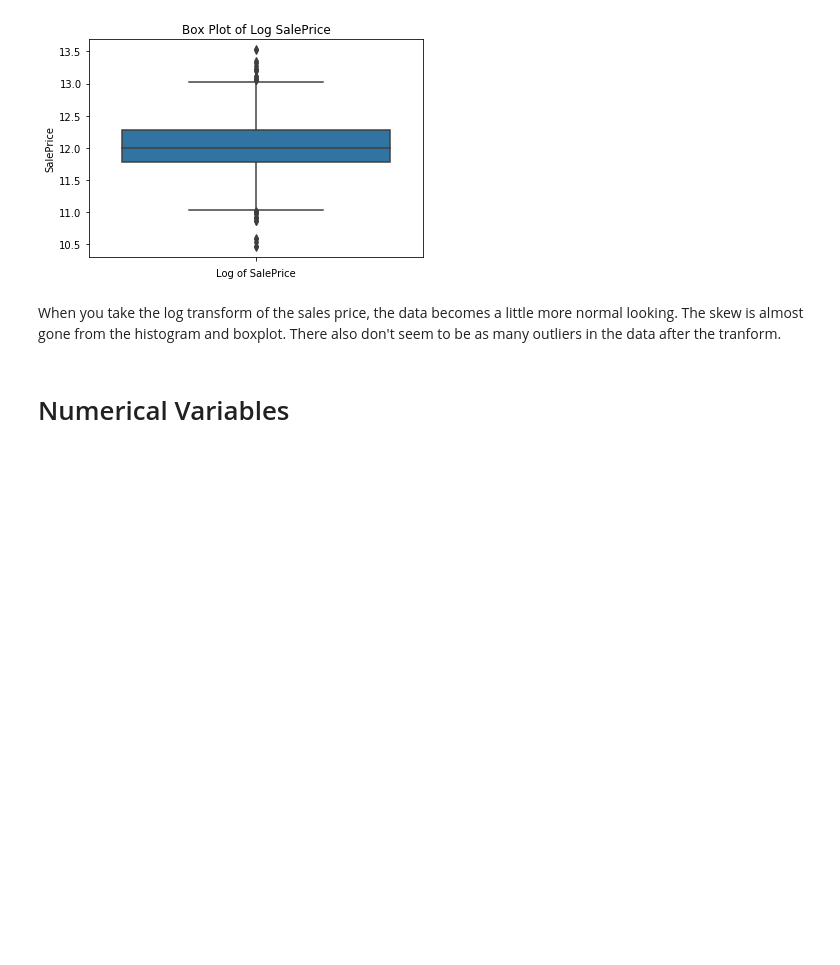
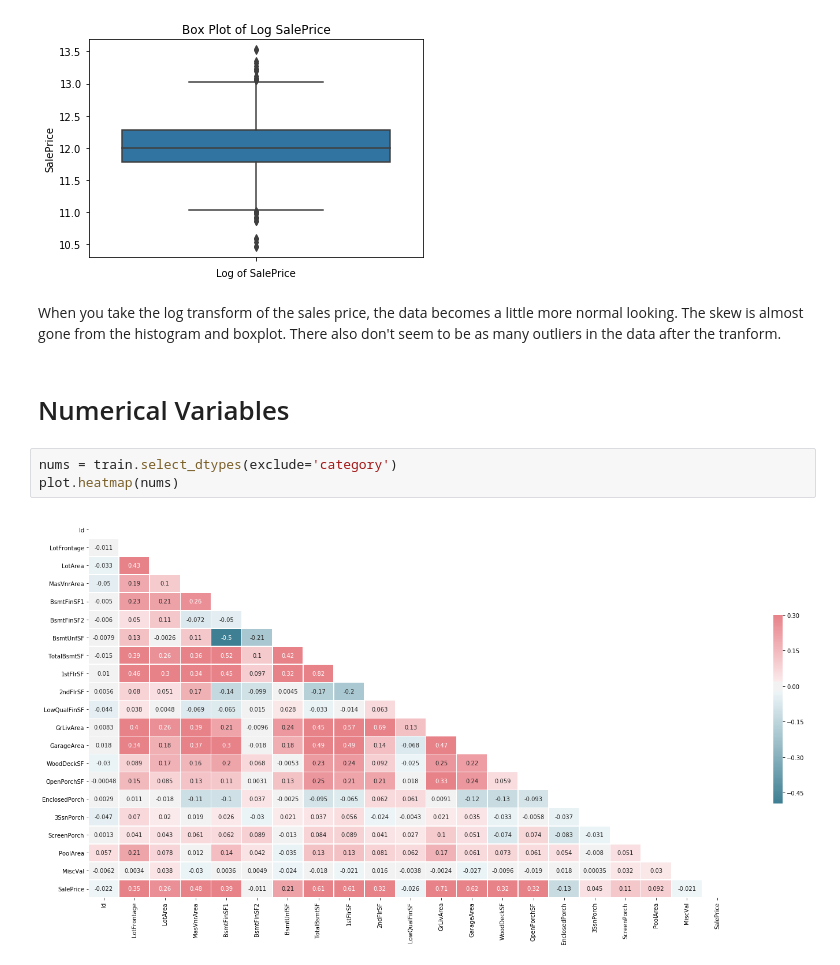
Before and after one commit to matthewcassi/kaggle_competitions, a Jupyter notebook: house_prices/initial_eda.ipynb, the cells around one changed output. Drawn from its saved outputs; the diff is of its cells as text; blank space fills up the shorter version.

```diff
--- a/house_prices/initial_eda.ipynb
+++ b/house_prices/initial_eda.ipynb
@@ -102,3 +116,8 @@ plot.boxplot(train, 'SalePrice', True)
 When you take the log transform of the sales price, the data becomes a little more normal looking. The skew is almost gone from the histogram and boxplot. There also don't seem to be as many outliers in the data after the tranform.
 # %% [markdown]
 # Numerical Variables
+# %%
+nums = train.select_dtypes(exclude='category')
+plot.heatmap(nums)
+# %% [output]
+[figure, added]
```
Also changed, not shown: parts of 23 cells of this notebook.
